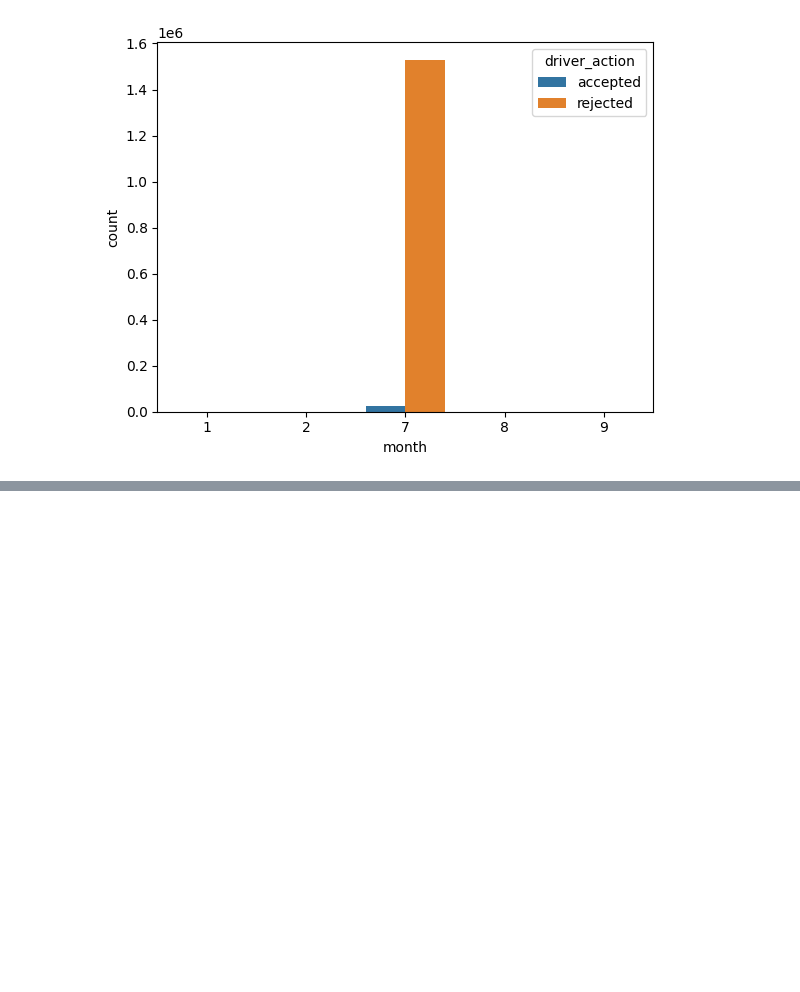
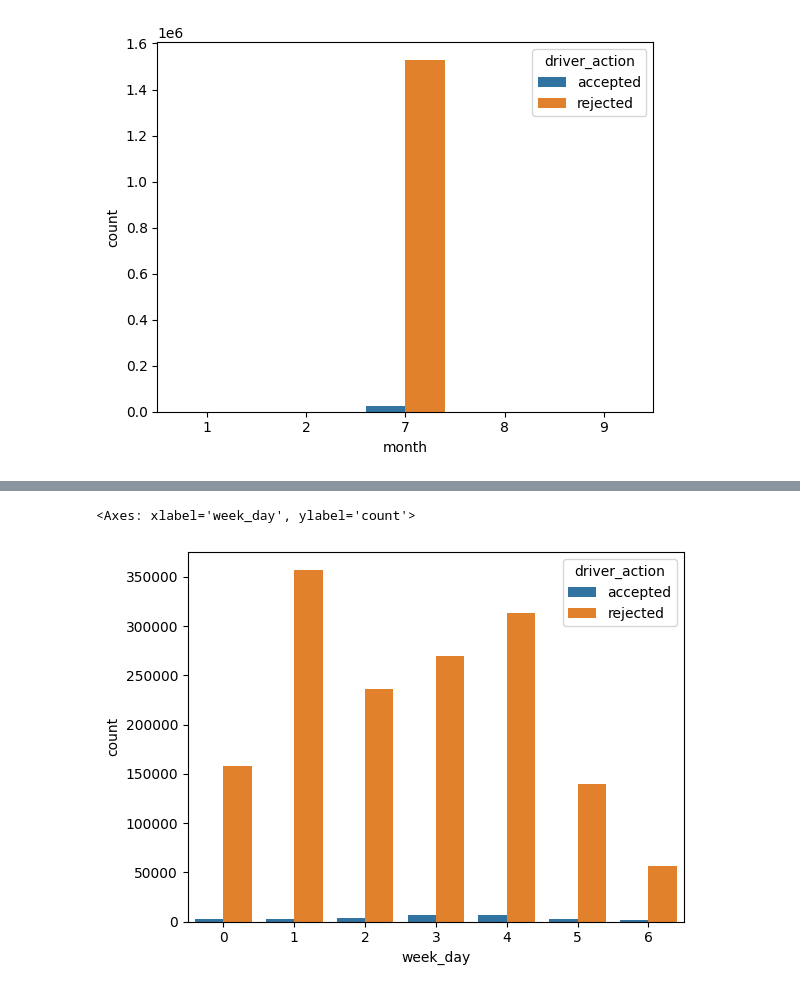
Before and after one commit to GetachewAbebe/Logistics_Optimization_with_Casual_Inference, a Jupyter notebook: notebooks/data_visualization.ipynb, the cells around one changed output, grey strips where cells are left out. Drawn from its saved outputs; the diff is of its cells as text; code cells hidden in the pictures; blank space fills up the shorter version.

Commit message:
Data Visualization Notebook Updated

```diff
--- a/notebooks/data_visualization.ipynb
+++ b/notebooks/data_visualization.ipynb
@@ -103,3 +103,7 @@ sns.barplot(
 # %% [output]
 <Axes: xlabel='month', ylabel='count'>
 [figure]
+# %%
+df_acc = df.groupby(['driver_action','week_day']).agg(
+    {'driver_action':['count']}).reset_index()
+df_acc
@@ -105,0 +127,13 @@ sns.barplot(
+# %%
+df_acc_new = pd.DataFrame()
+df_acc_new['count'] = df_acc['driver_action']['count']
+df_acc_new['week_day'] = df_acc['week_day']
+df_acc_new['driver_action'] = df_acc['driver_action']['']
+# %%
+sns.barplot(
+data=df_acc_new,
+x="week_day", y="count", hue="driver_action"
+)
+# %% [output]
+<Axes: xlabel='week_day', ylabel='count'>
+[figure, added]
```
Also changed, not shown: parts of 14 cells of this notebook.
